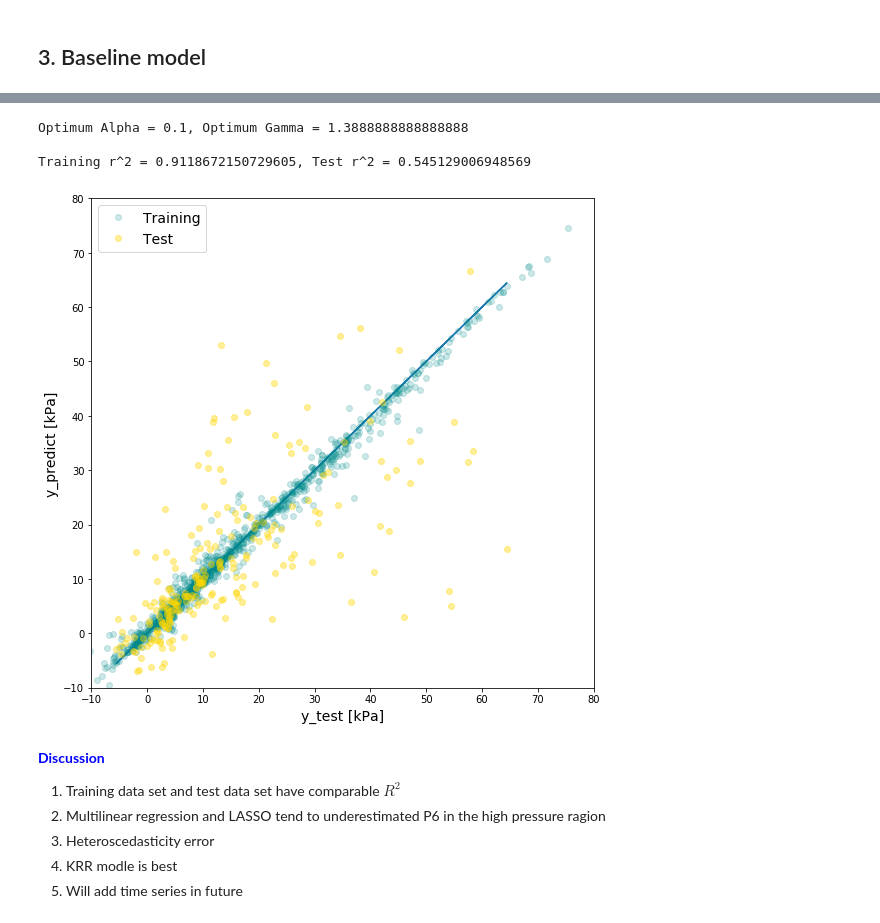
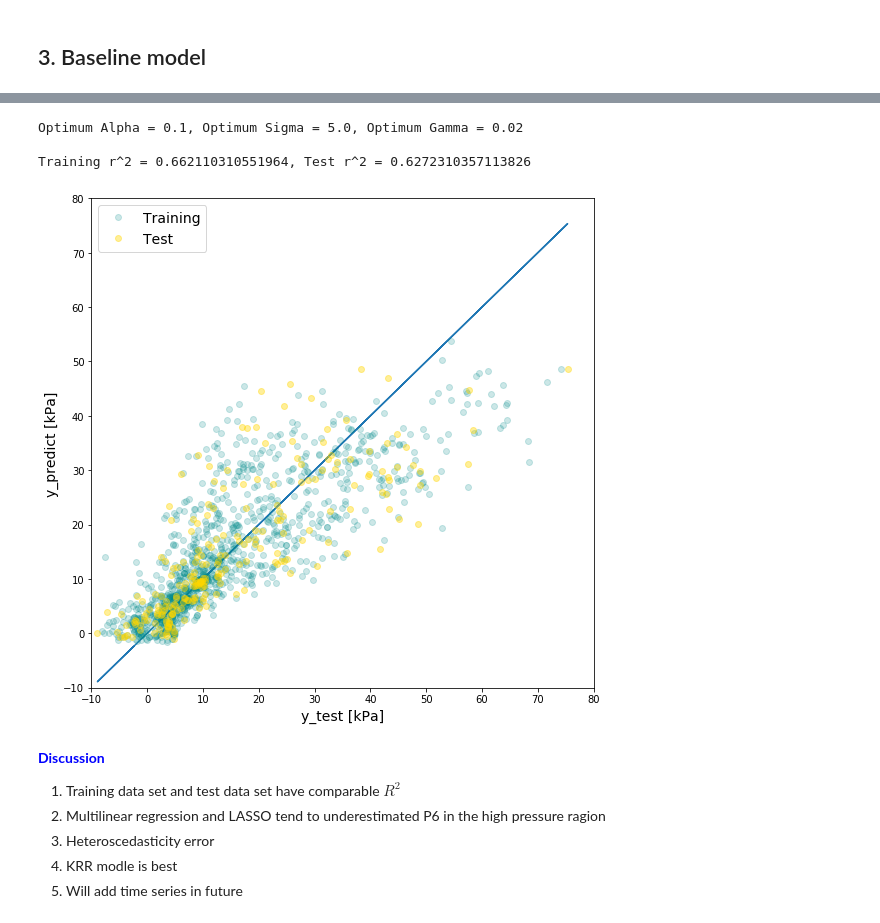
Before and after one commit to triton-wolfe/CHbE-6745-4745-Group-Project, a Jupyter notebook: Group_Project_no_lag.ipynb, the cells around one changed output, grey strips where cells are left out. Cells and saved outputs as stored; diff of their text form; code cells hidden in the pictures.

```diff
--- a/Group_Project_no_lag.ipynb
+++ b/Group_Project_no_lag.ipynb
@@ -294,44 +294,44 @@ Training r^2 = 0.5907098425015175, Test r^2 = 0.5644215167526874
 ########################################## Baseline model 3 #################################################################
 ###################### Kernel Ridge Regression - l2 norm regularization
 from sklearn.model_selection import GridSearchCV
-alphas = np.array([1e-3, 1e-2, 1e-1])
-sigmas = np.array([0.10, 0.35, 0.60])
+alphas = np.array([1e-3, 1e-2, 1e-1, 1, 10])
+sigmas = np.array([0.10, 0.35, 0.60, 1, 5, 10, 100])
 gammas = 1. / 2 / sigmas**2
 
 from sklearn.kernel_ridge import KernelRidge
 KRRparam_grid = {'alpha':alphas, 'gamma':gammas}
 KRR = KernelRidge(kernel = 'rbf')
 KRR_search = GridSearchCV(KRR, KRRparam_grid, cv = 3)
 # Line below runs slowly, tried to optimize param grid some to speed up
 KRR_search.fit(X_train, y_train)
 
 optAlpha = KRR_search.best_estimator_.alpha
 optGamma = KRR_search.best_estimator_.gamma
-#optSigma = np.sqrt(1. / 2 / optGamma)
+optSigma = np.sqrt(1. / 2 / optGamma)
 r2_train = KRR_search.best_estimator_.score(X_train, y_train)
 r2_test = KRR_search.best_estimator_.score(X_test, y_test)
-print('\n\nOptimum Alpha = {}, Optimum Gamma = {}'.format(optAlpha, optGamma))
+print('\n\nOptimum Alpha = {}, Optimum Sigma = {}, Optimum Gamma = {}'.format(optAlpha, optSigma, optGamma))
 print('\nTraining r^2 = {}, Test r^2 = {}\n\n'.format(r2_train, r2_test))
 
-model = KernelRidge(alpha = 0.01, kernel = 'rbf', gamma=2).fit(X_train, y_train)
+model = KernelRidge(alpha = optAlpha, kernel = 'rbf', gamma=optGamma).fit(X_train, y_train)
 y_hat_test = model.predict(X_test)
 y_hat_train = model.predict(X_train)
 
 fig, ax = plt.subplots(figsize = (9, 9))
 ax.plot(y_test, y_test, '-')
 ax.plot(y_train, y_hat_train, 'o', label = 'Training', color='darkcyan', alpha = 0.2)
 ax.plot(y_test, y_hat_test, 'o', label = 'Test', color='gold', alpha = 0.4)
 plt.xlim(-10, 80)
 plt.ylim(-10, 80)
 ax.set_xlabel('y_test [kPa]', fontsize = 14)
 ax.set_ylabel('y_predict [kPa]', fontsize = 14)
 plt.legend(loc = 2, fontsize = 14)
 plt.savefig('parity_KRR.png', transparent=True, bbox_inches="tight")
 # %% [output]
-Optimum Alpha = 0.1, Optimum Gamma = 1.3888888888888888
+Optimum Alpha = 0.1, Optimum Sigma = 5.0, Optimum Gamma = 0.02
 
-Training r^2 = 0.9118672150729605, Test r^2 = 0.545129006948569
+Training r^2 = 0.662110310551964, Test r^2 = 0.6272310357113826
-[figure, old version]
+[figure, new version]
 # %% [markdown]
 <font color=blue>**Discussion**</font>
 
```
Also changed, not shown: parts of 3 cells of this notebook, 6 other files.
